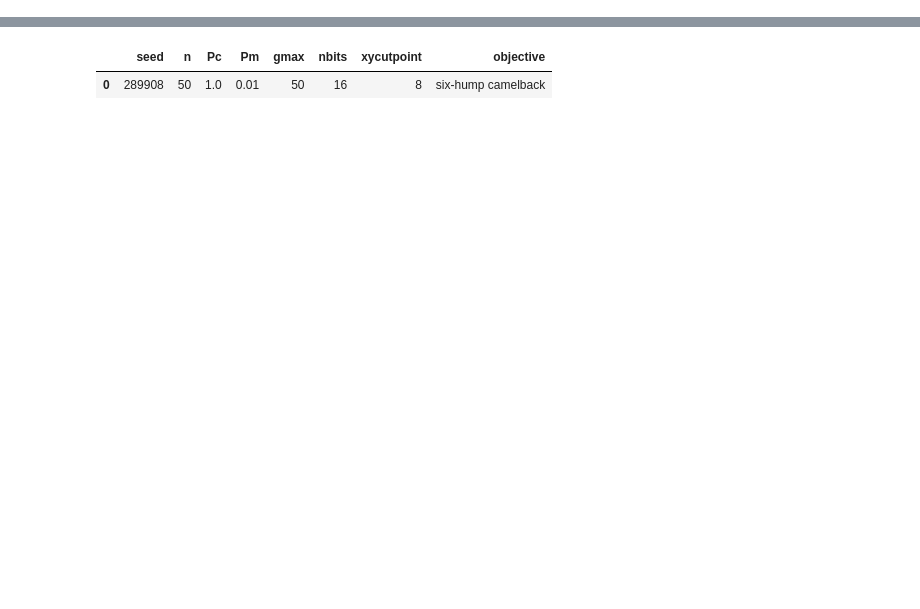
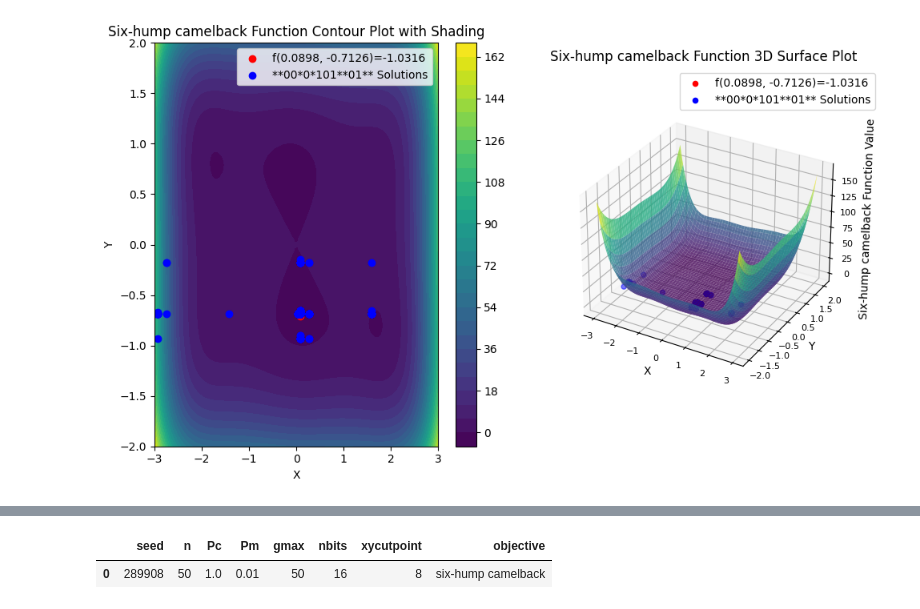
Before and after one commit to clemp/ssie-644-research-project, a Jupyter notebook: notebooks/Six-hump camelback equation schemata analysis.ipynb, the cells around one changed output, grey strips where cells are left out. Cells and saved outputs as stored; diff of their text form; code cells hidden in the pictures; blank space fills up the shorter version.

```diff
--- a/notebooks/Six-hump camelback equation schemata analysis.ipynb
+++ b/notebooks/Six-hump camelback equation schemata analysis.ipynb
@@ -34,0 +95,9 @@ generation_0 = df[df["generation"] == 0]
+# %%
+schema_example_df = df_pop[df_pop["wildcard"] == "**00*0*101**01**"]
+print("Schema analysis: **00*0*101**01**")
+print("Min x:", schema_example_df["x"].min())
+print("Max x:", schema_example_df["x"].max())
+print("Min y:", schema_example_df["y"].min())
+print("Max x:", schema_example_df["y"].max())
+
+schema_example_df
@@ -34,0 +166,64 @@ generation_0 = df[df["generation"] == 0]
+# %%
+# Generate data points for visualization
+x_values = np.linspace(-3, 3, 100)
+y_values = np.linspace(-2, 2, 100)
+X, Y = np.meshgrid(x_values, y_values)
+Z = obj_shc((X, Y))
+
+# Highlight the point (0.0898, -0.7126) with a red dot
+highlight_x = 0.0898
+highlight_y = -0.7126
+highlight_z = obj_shc((highlight_x, highlight_y))
+
+# Create a 2D and 3D subplot side by side
+fig = plt.figure(figsize=(10,6))
+
+# Plot the 2D contour plot
+ax = fig.add_subplot(1,2,1)
+contour = ax.contourf(X, Y, Z, cmap='viridis', levels=30)
+ax.scatter([highlight_x], [highlight_y], color='red', label='f(0.0898, -0.7126)=-1.0316')
+# Show the range of solutions associated with the schema **00*0*101**01** over generations
+schema_solution_x_values = schema_example_df["x"].values
+schema_solution_y_values = schema_example_df["y"].values
+schema_solution_z_values = schema_example_df["fitness"].values
+ax.scatter([schema_solution_x_values], [schema_solution_y_values], color='blue', label='**00*0*101**01** Solutions')
+
+ax.set_xlabel('X')
+ax.set_ylabel('Y')
+ax.set_title('Six-hump camelback Function Contour Plot with Shading')
+ax.legend()
+fig.colorbar(contour, ax=ax)
+
+# # Plot the 3D surface plot with only 3D axes
+ax = fig.add_subplot(1, 2, 2, projection='3d')
+ax.plot_surface(X, Y, Z, cmap='viridis', alpha=0.8)
+ax.scatter([highlight_x], [highlight_y], [highlight_z], color='red', label='f(0.0898, -0.7126)=-1.0316')
+# Show the range of solutions associated with the schema **00*0*101**01** over generations
+ax.scatter([schema_solution_x_values], [schema_solution_y_values], color='blue', label='**00*0*101**01** Solutions')
+
+ax.set_xlabel('X')
+ax.set_ylabel('Y')
+ax.set_zlabel('Six-hump camelback Function Value')
+
+# Adjust font size of tick labels
+ax.tick_params(axis='x', labelsize=8)
+ax.tick_params(axis='y', labelsize=8)
+ax.tick_params(axis='z', labelsize=8)
+
+ax.set_title('Six-hump camelback Function 3D Surface Plot')
+ax.legend()
+ax.set_box_aspect(aspect=None, zoom=0.8)
+
+# Add a line from the point (1, 3) to the XY plane
+ax.plot([highlight_x, highlight_x], [highlight_y, highlight_y], [highlight_z, 0], color='black', linestyle='dashed')
+
+# Adjust layout
+plt.tight_layout()
+
+# Save the plot as a PDF file
+plt.savefig('../images/shc_schema_example_combined_plots.pdf', format='pdf')
+
+# Show the plot (optional)
+plt.show()
+# %% [output]
+[figure, added]
```
Also changed, not shown: parts of 18 cells of this notebook, 5 other files.
